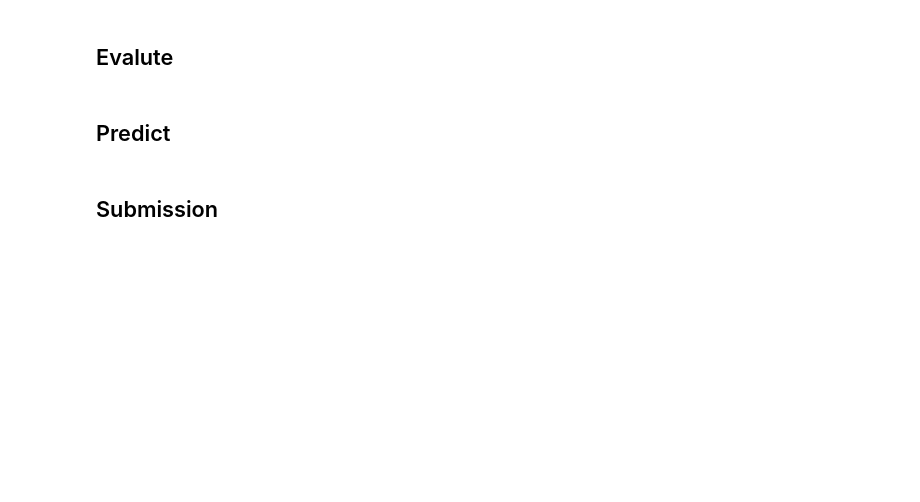
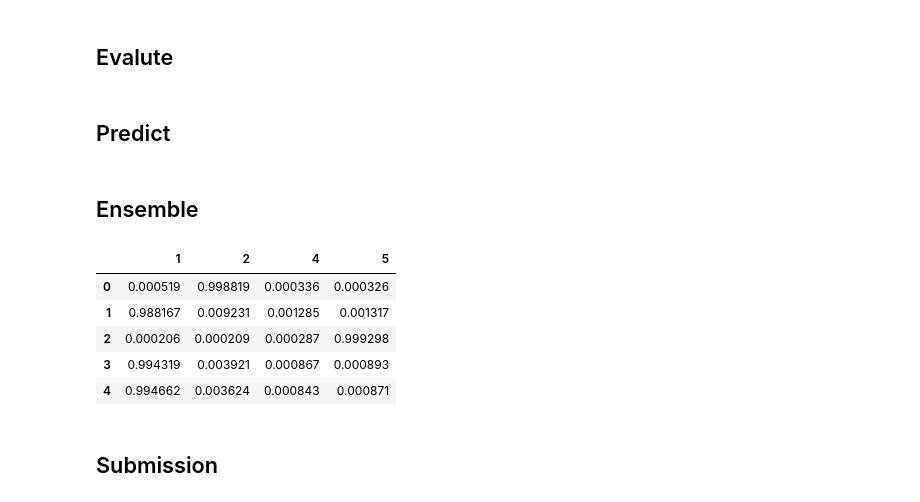
Before and after one commit to minyeamer/auto-raiting, a Jupyter notebook: notebooks/koelectra.ipynb, the cells around one changed output. Saved outputs shown, nothing was run; the diff lists cells and outputs as text; code cells hidden in the pictures; blank space fills up the shorter version.

Commit message:
add ensemble process

```diff
--- a/notebooks/koelectra.ipynb
+++ b/notebooks/koelectra.ipynb
@@ -191,3 +197,14 @@ koelectra_trainer.evaluate()
 test_dataset = preprocess(test_dataset, MODEL_PATH, labeled=False)
 result = koelectra_trainer.predict(test_dataset)
 preds = np.vectorize(id2label.get)(np.argmax(result.predictions, axis=1))
+# %% [markdown]
+## Ensemble
+# %%
+test_dataset = load_dataset('csv', data_files='./data/test.csv', split='train')
+test_dataset = preprocess(test_dataset, MODEL_PATH, labeled=False)
+test_loader = DataLoader(test_dataset, batch_size=BATCH_SIZE, shuffle=False)
+
+output_dir = os.path.join('./saved/models', MODEL_NAME(distinguisher))
+submission_dir = os.path.join('./data/samples', MODEL_NAME(distinguisher))
+if not os.path.exists(submission_dir):
+    os.mkdir(submission_dir)
@@ -194,3 +230,21 @@ preds = np.vectorize(id2label.get)(np.argmax(result.predictions, axis=1))
+# %%
+proba_list = list()
+for sample in sorted(os.listdir(submission_dir)):
+    if os.path.splitext(sample)[-1] != '.csv':
+        continue
+    sample_path = os.path.join(submission_dir, sample)
+    proba_list.append(pd.read_csv(sample_path))
+
+ensembled = sum(proba_list)
+ensembled = ensembled.apply(lambda x: softmax(x), axis=1)
+ensembled.head()
+# %% [output]
+|  | 1 | 2 | 4 | 5 |
+| 0 | 0.000519 | 0.998819 | 0.000336 | 0.000326 |
+| 1 | 0.988167 | 0.009231 | 0.001285 | 0.001317 |
+| 2 | 0.000206 | 0.000209 | 0.000287 | 0.999298 |
+| 3 | 0.994319 | 0.003921 | 0.000867 | 0.000893 |
+| 4 | 0.994662 | 0.003624 | 0.000843 | 0.000871 |
 # %% [markdown]
 ## Submission
 # %%
```
Also changed, not shown: parts of 5 cells of this notebook, 1 other file.
